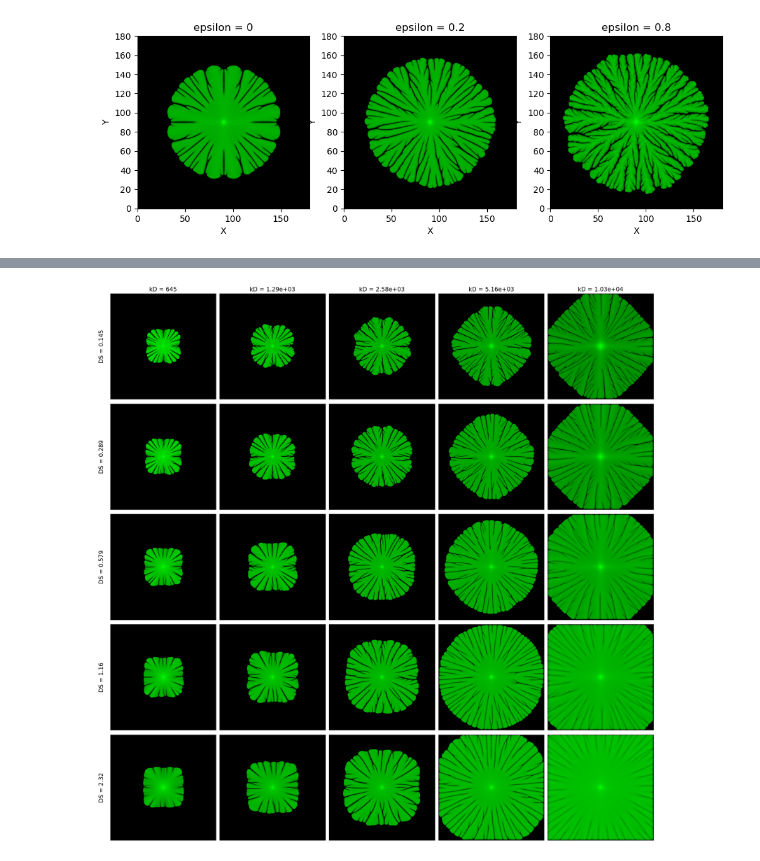
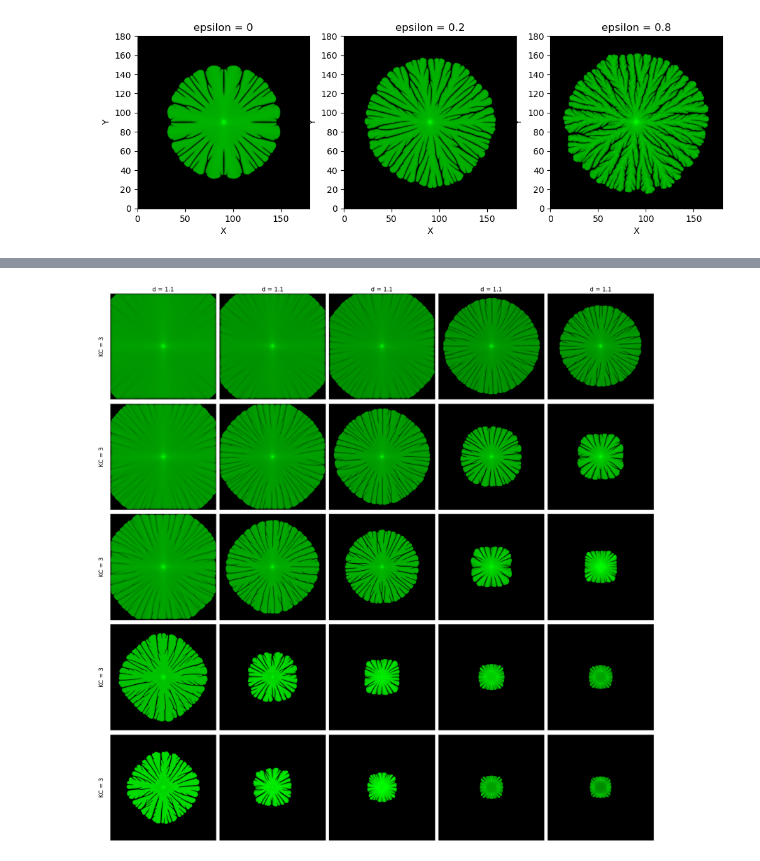
Before and after one commit to HotshotGoku/branching, a Jupyter notebook: biophysical_three_species.ipynb, the cells around one changed output, grey strips where cells are left out. Drawn from its saved outputs; the diff is of its cells as text; code cells hidden in the pictures.

```diff
--- a/biophysical_three_species.ipynb
+++ b/biophysical_three_species.ipynb
@@ -585,8 +585,8 @@ def pde_update_fdm(pde_state, pde_params, dx, dy, dt, noise):
     D_G = jnp.clip(D_G, 0, None)
 
     # Compute diffusion terms using the corrected operator with Neumann BC
-    diffusion_N = DN * laplacian(N, dx, dy)  # Assuming DN is constant
-    diffusion_S = DS * laplacian(S, dx,dy)  # Assuming DS is constant
+    diffusion_N = DN * laplacian_spectral(N, K2)  # Assuming DN is constant
+    diffusion_S = DS * laplacian_spectral(S, K2)  # Assuming DS is constant
 
     diffusion_P = diffusion_operator_9pt(P, D_P, dx)
     diffusion_G = diffusion_operator_9pt(G, D_G, dx)
@@ -869,6 +869,7 @@ Simulation completed.
 # %%
 #parameter test cell for testing  2 variables and combos
 #parameters to generate branching
+# takes around 25 minutes for 5x5, 10 for 3x3
 # L = 80
 # base parameters (from Nan)
 # with modifications aS = 5.
@@ -952,17 +953,17 @@ def run_simulation_fdm():
     ax.set_xticks([])
     ax.set_yticks([])
 
-    # Column labels: kD values
+    # Column labels: i variable values
     if i == 0:
         ax.set_title(
-            f'kD = {float(kD):.3g}',
+            f'd = {float(d):.3g}',
             fontsize=15
         )
 
-    # Row labels: DS values
+    # Row labels: j variable values
     if j == 0:
         ax.set_ylabel(
-            f'DS = {float(DS):.3g}',
+            f'KC = {float(KC):.3g}',
             fontsize=15,
             rotation=90,
             labelpad=15
@@ -972,17 +973,26 @@ def run_simulation_fdm():
 
 
 
-multipliers = jnp.array([0.25,.5,1,2,4])
-DS_baseline = DS
-kD_baseline = kD
-fig, axes = plt.subplots(5, 5, figsize=(20, 20))
-for i in range(5):
-    DS_multiplier = multipliers[i]
-    DS = DS_baseline*DS_multiplier
-    for j in range(5):
-        kD_multiplier = multipliers[j]
-        kD = kD_baseline * kD_multiplier
+multipliers = jnp.array([0.5,0.75,1,2,3])
+d_baseline = d
+KC_baseline = KC
+runtimes = np.array([])
+fig, axes = plt.subplots(len(multipliers), len(multipliers), figsize=(20, 20))
+for i in range(len(multipliers)):
+    d_multiplier = multipliers[i]
+    d = d_baseline*d_multiplier
+    for j in range(len(multipliers)):
+        KC_multiplier = multipliers[j]
+        KC = KC_baseline * KC_multiplier
+        start = time.time()
         run_simulation_fdm()
+        end = time.time()
+        last_runtime = end-start
+        runtimes = np.append(runtimes,last_runtime)
+        print(f"Simulation {(i*len(multipliers))+(j+1)}/{len(multipliers)**2} took {last_runtime:.2f} seconds. Expected time left: {(np.average(runtimes)*((len(multipliers)**2)-((i*len(multipliers))+(j+1))))/60:.2f} minutes")
+
 plt.tight_layout()
 plt.show()
+d = d_baseline
+KC = KC_baseline
 # %% [output]
@@ -989 +1016 @@ plt.show()
-[figure, old version]
+[figure, new version]
```
Also changed, not shown: parts of 2 cells of this notebook.
